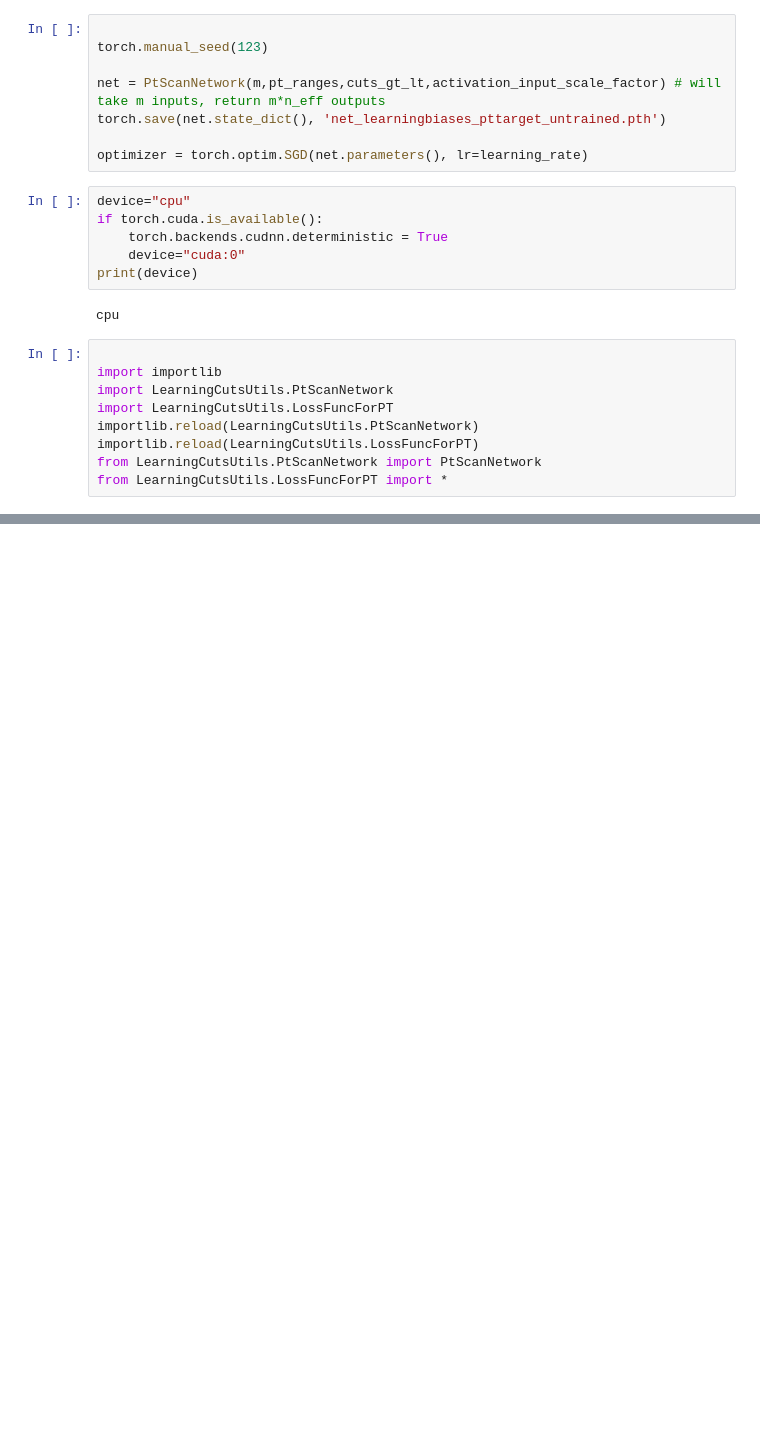
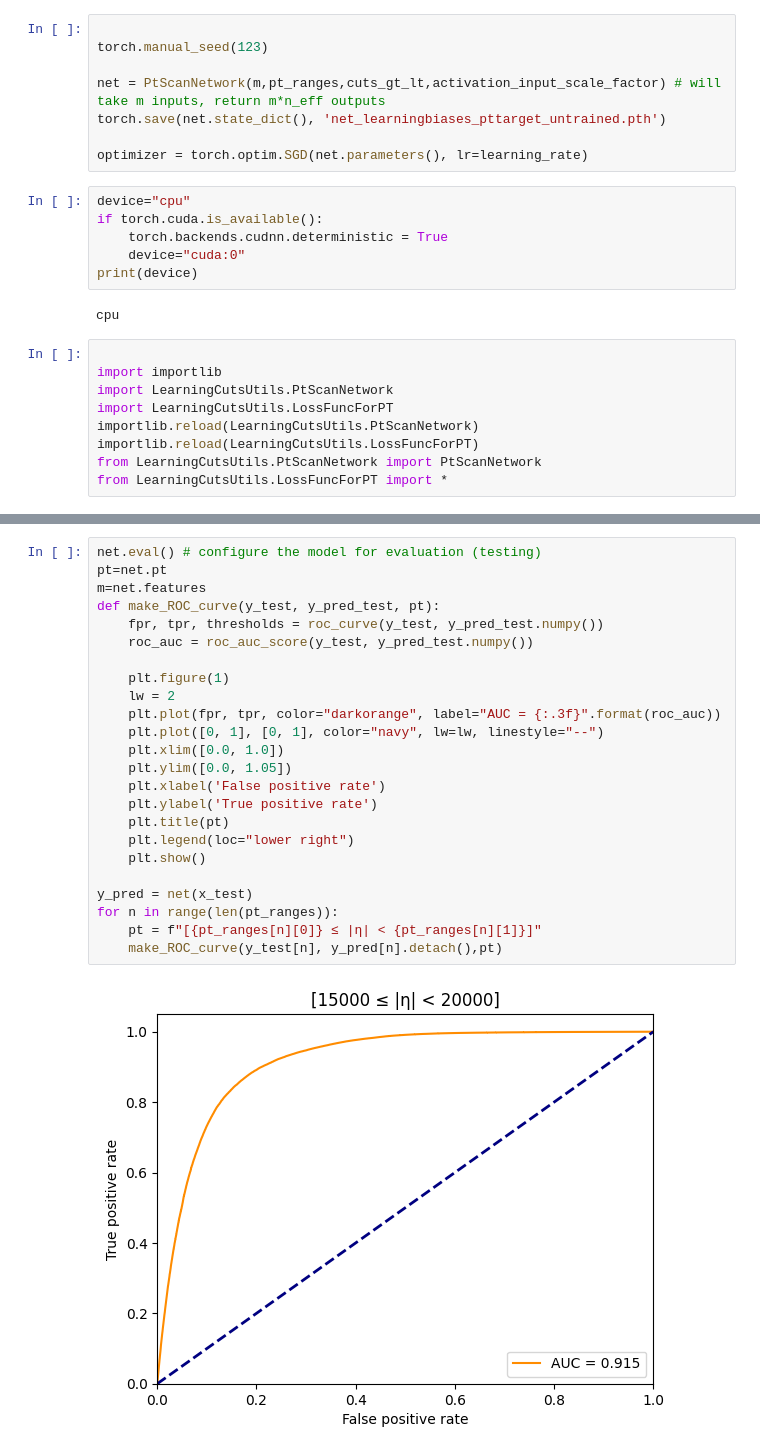
Before and after one commit to ScottieJPhillips/CABIN, a Jupyter notebook: Photon-Cuts-Pt.ipynb, the cells around one changed output, grey strips where cells are left out. Drawn from its saved outputs; the diff is of its cells as text; blank space fills up the shorter version.

```diff
--- a/Photon-Cuts-Pt.ipynb
+++ b/Photon-Cuts-Pt.ipynb
@@ -426,0 +485,26 @@ plotcuts(net)
+# %%
+net.eval() # configure the model for evaluation (testing)
+pt=net.pt
+m=net.features
+def make_ROC_curve(y_test, y_pred_test, pt):
+    fpr, tpr, thresholds = roc_curve(y_test, y_pred_test.numpy())
+    roc_auc = roc_auc_score(y_test, y_pred_test.numpy())
+
+    plt.figure(1)
+    lw = 2
+    plt.plot(fpr, tpr, color="darkorange", label="AUC = {:.3f}".format(roc_auc))
+    plt.plot([0, 1], [0, 1], color="navy", lw=lw, linestyle="--")
+    plt.xlim([0.0, 1.0])
+    plt.ylim([0.0, 1.05])
+    plt.xlabel('False positive rate')
+    plt.ylabel('True positive rate')
+    plt.title(pt)
+    plt.legend(loc="lower right")
+    plt.show()
+
+y_pred = net(x_test)
+for n in range(len(pt_ranges)):
+    pt = f"[{pt_ranges[n][0]} ≤ |η| < {pt_ranges[n][1]}]"
+    make_ROC_curve(y_test[n], y_pred[n].detach(),pt)
+# %% [output]
+[figure, added]
```
Also changed, not shown: parts of 15 cells of this notebook, 2 other files.
